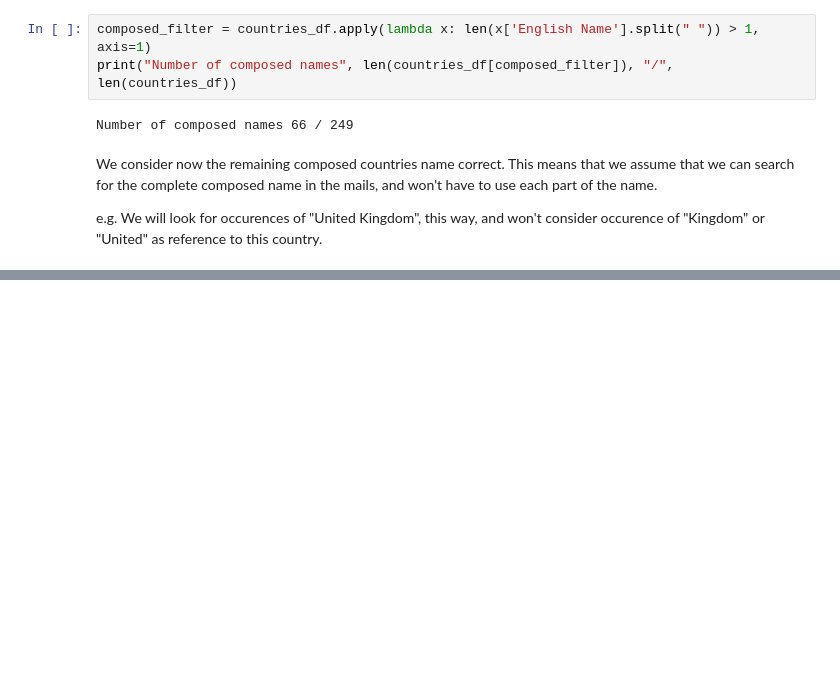
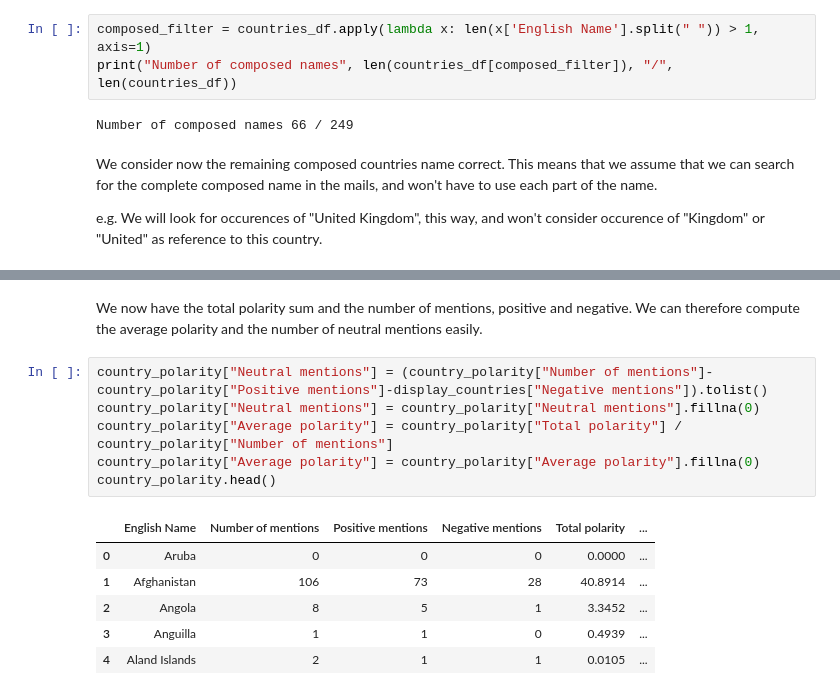
Before and after one commit to nathanquinteiro/ADA-Homework, a Jupyter notebook: 05 - Taming Text/Sentiments.ipynb, the cells around one changed output, grey strips where cells are left out. Drawn from its saved outputs; the diff is of its cells as text; blank space fills up the shorter version.

```diff
--- a/05 - Taming Text/Sentiments.ipynb
+++ b/05 - Taming Text/Sentiments.ipynb
@@ -409,0 +596,15 @@ countries_dict["Russian Governement"] = "Russia"
+# %% [markdown]
+We now have the total polarity sum and the number of mentions, positive and negative. We can therefore compute the average polarity and the number of neutral mentions easily.
+# %%
+country_polarity["Neutral mentions"] = (country_polarity["Number of mentions"]-country_polarity["Positive mentions"]-display_countries["Negative mentions"]).tolist()
+country_polarity["Neutral mentions"] = country_polarity["Neutral mentions"].fillna(0)
+country_polarity["Average polarity"] = country_polarity["Total polarity"] / country_polarity["Number of mentions"]
+country_polarity["Average polarity"] = country_polarity["Average polarity"].fillna(0)
+country_polarity.head()
+# %% [output]
+|  | English Name | Number of mentions | Positive mentions | Negative mentions | Total polarity | ... |
+| 0 | Aruba | 0 | 0 | 0 | 0.0000 | ... |
+| 1 | Afghanistan | 106 | 73 | 28 | 40.8914 | ... |
+| 2 | Angola | 8 | 5 | 1 | 3.3452 | ... |
+| 3 | Anguilla | 1 | 1 | 0 | 0.4939 | ... |
+| 4 | Aland Islands | 2 | 1 | 1 | 0.0105 | ... |
```
Also changed, not shown: parts of 36 cells of this notebook, 5 other files.
